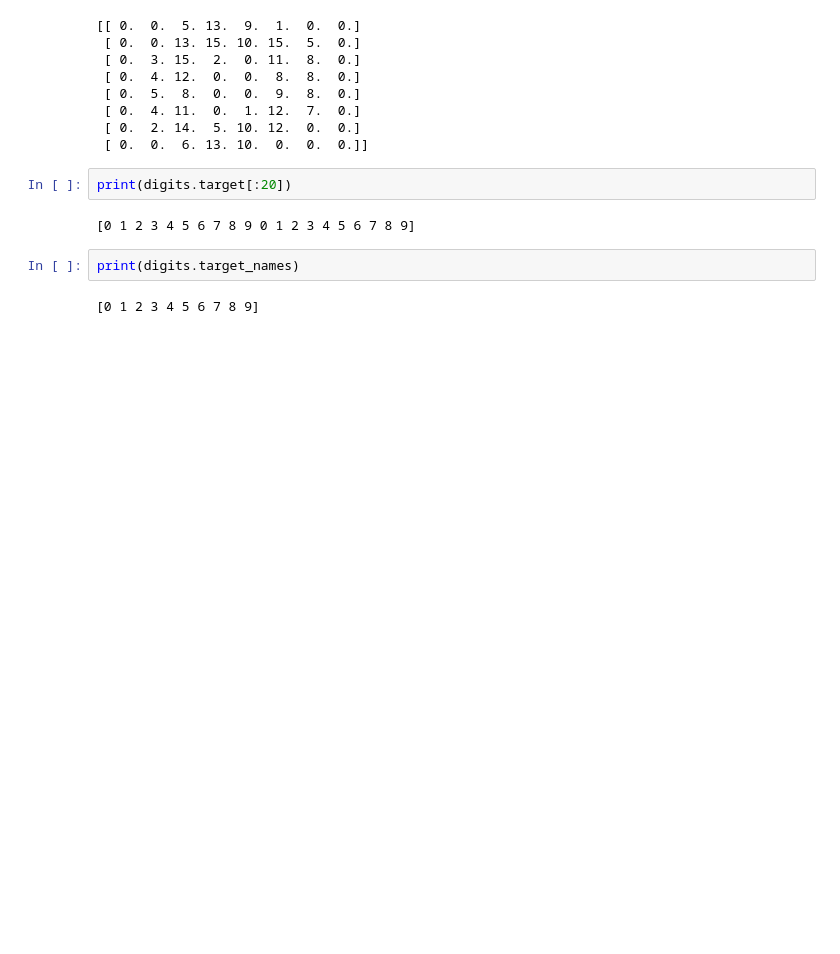
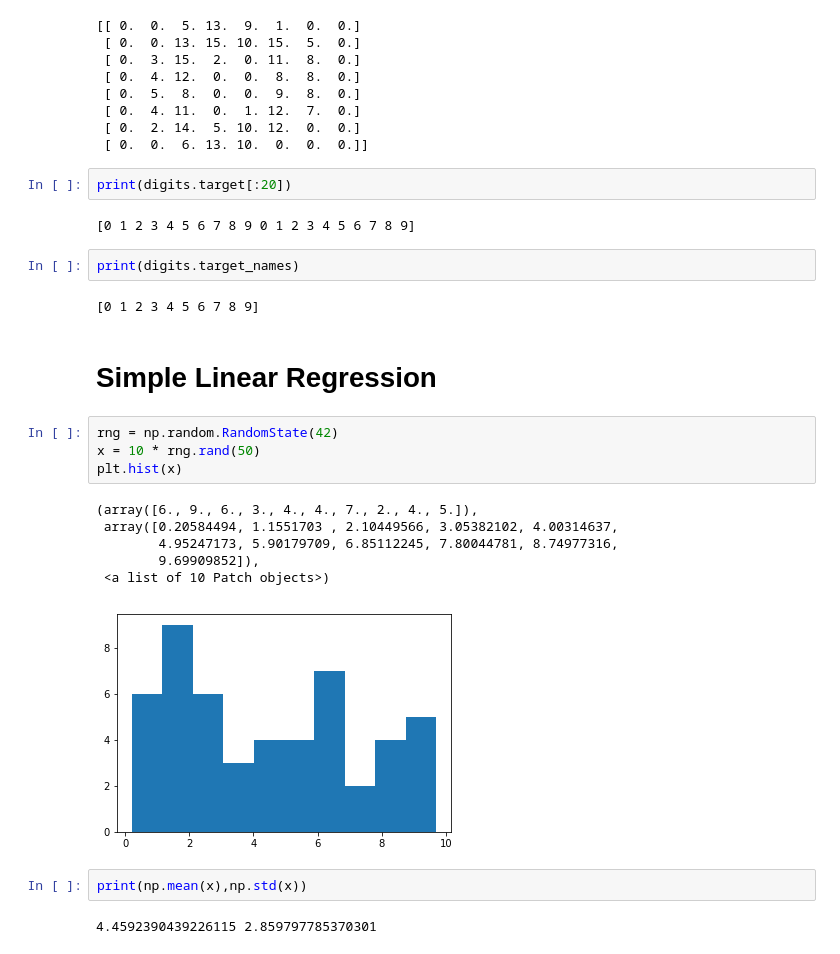
Before and after one commit to sandeeppalakkal/ML_Datascience_Practice, a Jupyter notebook: Scikit-Learn Practice.ipynb, the cells around one changed output. Saved outputs shown, nothing was run; the diff lists cells and outputs as text; blank space fills up the shorter version.

```diff
--- a/Scikit-Learn Practice.ipynb
+++ b/Scikit-Learn Practice.ipynb
@@ -163,3 +163,20 @@ print(digits.target[:20])
 print(digits.target_names)
 # %% [output]
 [0 1 2 3 4 5 6 7 8 9]
+# %% [markdown]
+# Simple Linear Regression
+# %%
+rng = np.random.RandomState(42)
+x = 10 * rng.rand(50)
+plt.hist(x)
+# %% [output]
+(array([6., 9., 6., 3., 4., 4., 7., 2., 4., 5.]),
+ array([0.20584494, 1.1551703 , 2.10449566, 3.05382102, 4.00314637,
+        4.95247173, 5.90179709, 6.85112245, 7.80044781, 8.74977316,
+        9.69909852]),
+ <a list of 10 Patch objects>)
+[figure, added]
+# %%
+print(np.mean(x),np.std(x))
+# %% [output]
+4.4592390439226115 2.859797785370301
```
Also changed, not shown: parts of 39 cells of this notebook, 1 other file.
